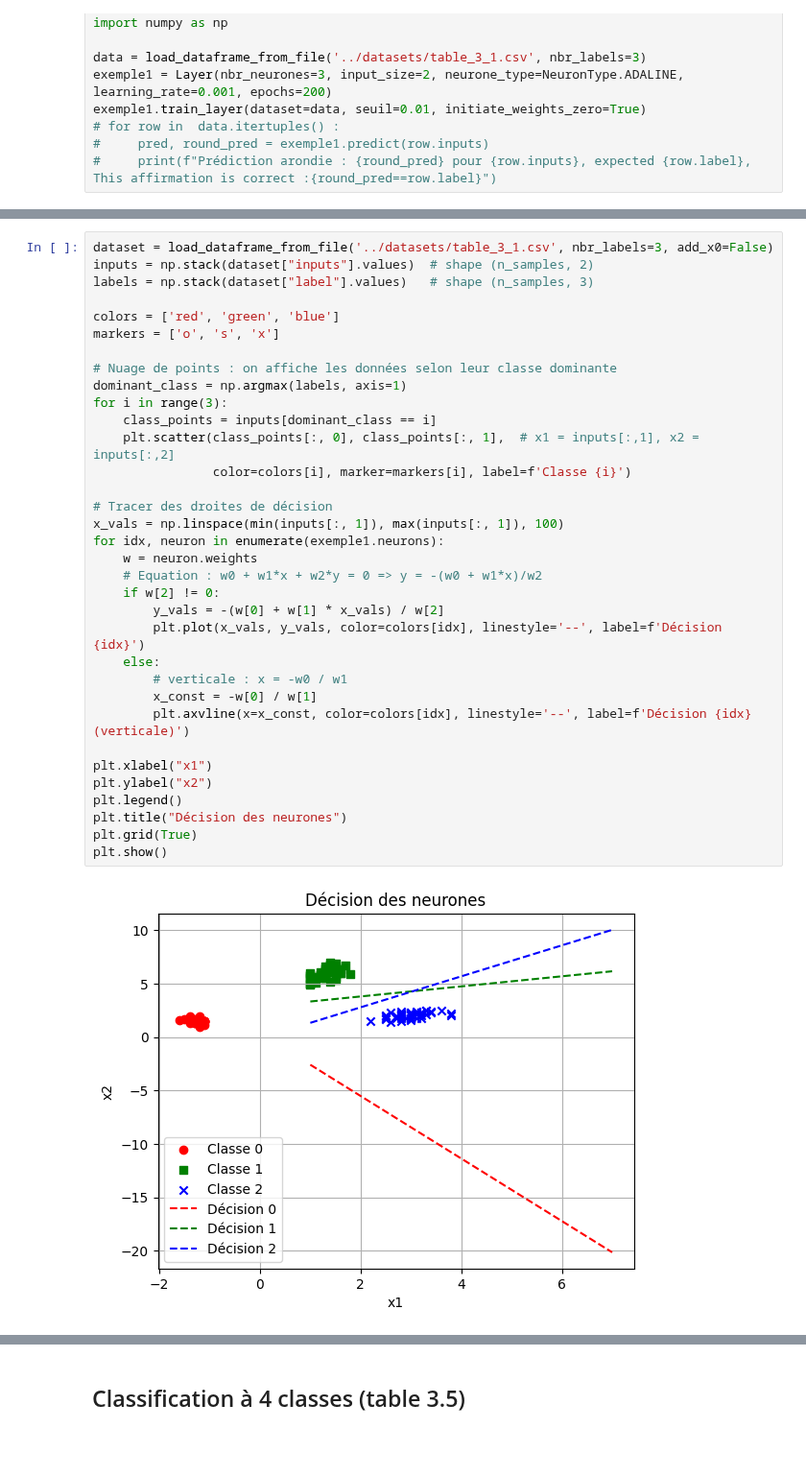
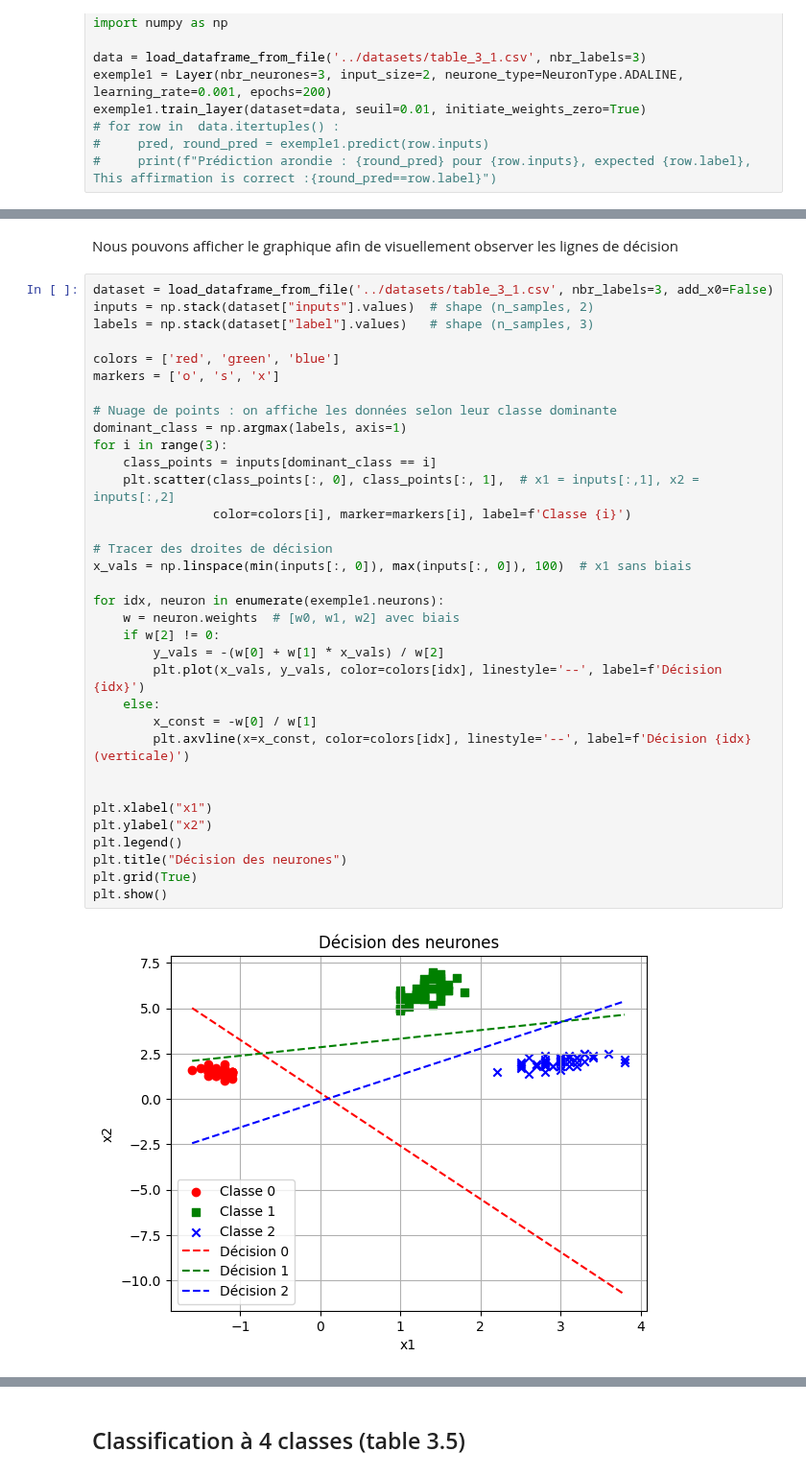
Before and after one commit to abrumsen/Perceptron, a Jupyter notebook: notebooks/monocouche.ipynb, the cells around one changed output, grey strips where cells are left out. Shown at 96% size. Drawn from its saved outputs; the diff is of its cells as text; blank space fills up the shorter version.

```diff
--- a/notebooks/monocouche.ipynb
+++ b/notebooks/monocouche.ipynb
@@ -38,36 +17,38 @@ Name: 1, dtype: object
+# %% [markdown]
+Nous pouvons afficher le graphique afin de visuellement observer les lignes de décision
 # %%
 dataset = load_dataframe_from_file('../datasets/table_3_1.csv', nbr_labels=3, add_x0=False)
 inputs = np.stack(dataset["inputs"].values)  # shape (n_samples, 2)
 labels = np.stack(dataset["label"].values)   # shape (n_samples, 3)
 
 colors = ['red', 'green', 'blue']
 markers = ['o', 's', 'x']
 
 # Nuage de points : on affiche les données selon leur classe dominante
 dominant_class = np.argmax(labels, axis=1)
 for i in range(3):
     class_points = inputs[dominant_class == i]
     plt.scatter(class_points[:, 0], class_points[:, 1],  # x1 = inputs[:,1], x2 = inputs[:,2]
                 color=colors[i], marker=markers[i], label=f'Classe {i}')
 
 # Tracer des droites de décision
-x_vals = np.linspace(min(inputs[:, 1]), max(inputs[:, 1]), 100)
+x_vals = np.linspace(min(inputs[:, 0]), max(inputs[:, 0]), 100)  # x1 sans biais
+
 for idx, neuron in enumerate(exemple1.neurons):
-    w = neuron.weights
-    # Equation : w0 + w1*x + w2*y = 0 => y = -(w0 + w1*x)/w2
+    w = neuron.weights  # [w0, w1, w2] avec biais
     if w[2] != 0:
         y_vals = -(w[0] + w[1] * x_vals) / w[2]
         plt.plot(x_vals, y_vals, color=colors[idx], linestyle='--', label=f'Décision {idx}')
     else:
-        # verticale : x = -w0 / w1
         x_const = -w[0] / w[1]
         plt.axvline(x=x_const, color=colors[idx], linestyle='--', label=f'Décision {idx} (verticale)')
+
 
 plt.xlabel("x1")
 plt.ylabel("x2")
 plt.legend()
 plt.title("Décision des neurones")
 plt.grid(True)
 plt.show()
 # %% [output]
-[figure, old version]
+[figure, new version]
```
Also changed, not shown: parts of 3 cells of this notebook, 2 other files.
